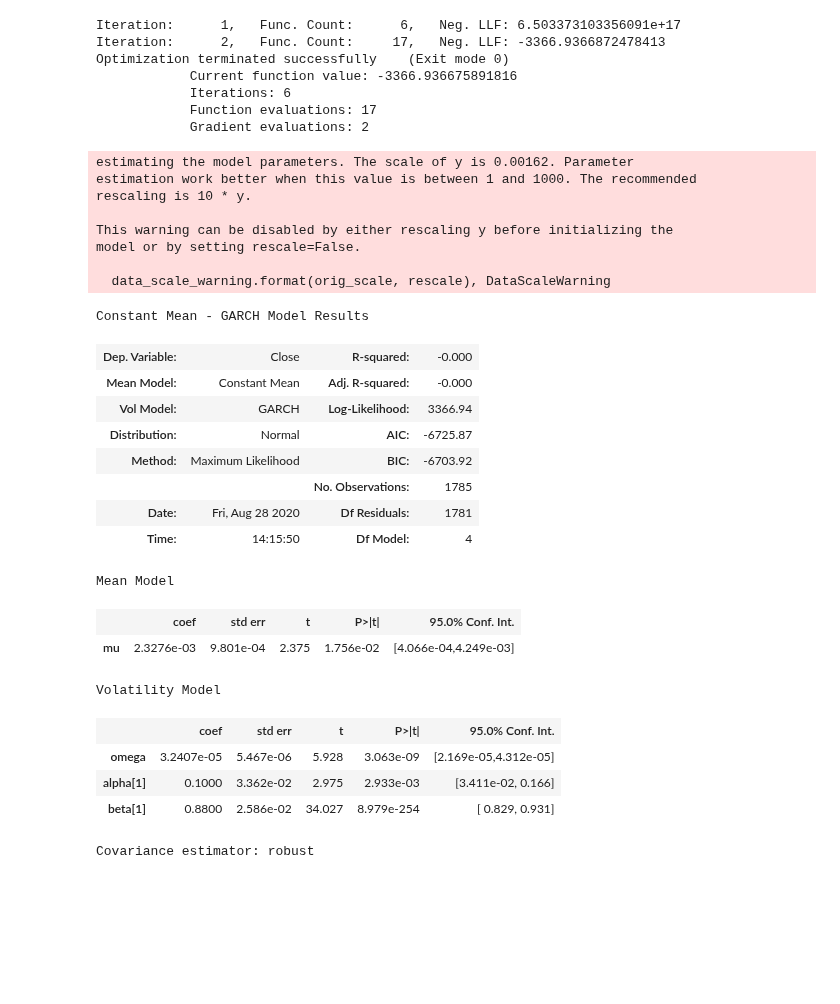
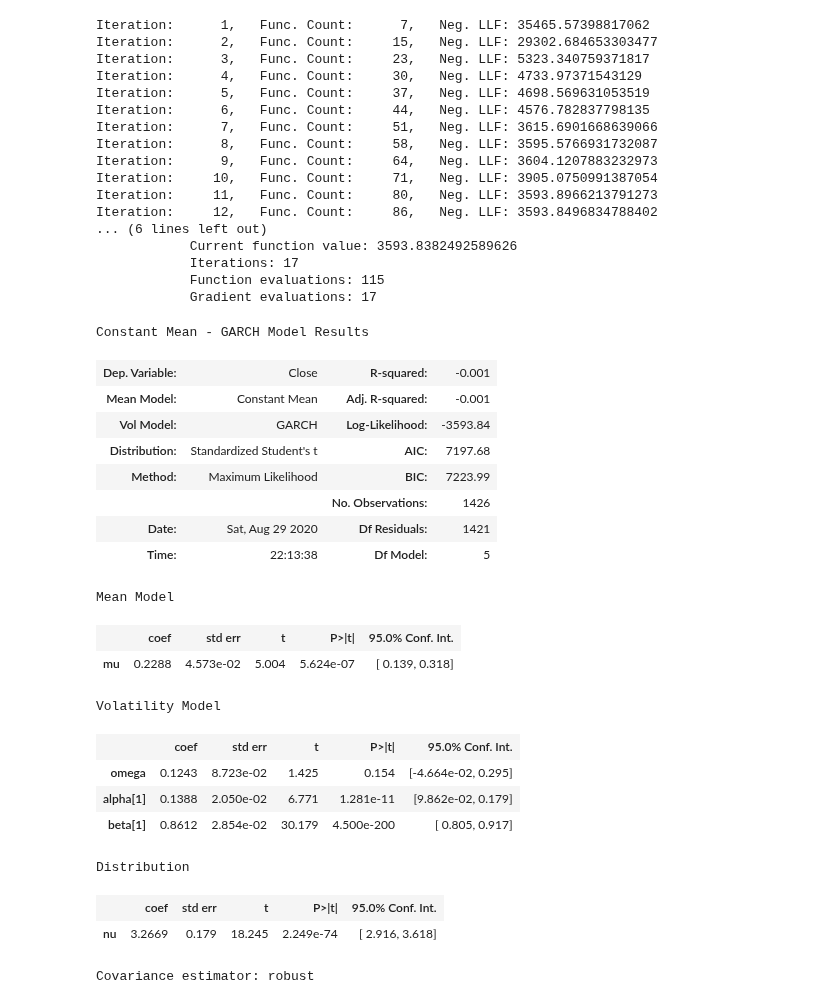
Before and after one commit to jochenmadler/BA_TimeSeriesAnalysis, a Jupyter notebook: M3.ipynb, the cells around one changed output. Drawn from its saved outputs; the diff is of its cells as text; code cells hidden in the pictures; blank space fills up the shorter version.

```diff
--- a/M3.ipynb
+++ b/M3.ipynb
@@ -41,0 +34,5 @@ plt.legend(loc='upper left')
+# %%
+# Teile btc in 80% Train und 20% Test
+train_size = int(len(btc) * 0.8)
+train, test = btc[:train_size], btc[train_size:]
+print('train:', len(train), '\ntest:', len(test), '\nSUM:', len(train) + len(test), '\nlen btc:', len(btc))
@@ -54,41 +81,46 @@ plot_pacf(btc_returns_squared, ax= axs[1][1], lags=20)
 # %%
-# fit ARCH model to the returns, which is scaled by 100
+# fit ARCH model to the returns
 from arch import arch_model
-model = arch_model(btc_returns)
-model_fitted = model.fit()
+model = arch_model(btc_returns, mean='constant', dist='t')
+model_fitted = model.fit(last_obs= train.index[-1])
 model_fitted.summary()
 # %% [output]
-Iteration:      1,   Func. Count:      6,   Neg. LLF: 6.503373103356091e+17
-Iteration:      2,   Func. Count:     17,   Neg. LLF: -3366.9366872478413
-Optimization terminated successfully    (Exit mode 0)
-            Current function value: -3366.936675891816
-            Iterations: 6
-            Function evaluations: 17
-            Gradient evaluations: 2
+Iteration:      1,   Func. Count:      7,   Neg. LLF: 35465.57398817062
+Iteration:      2,   Func. Count:     15,   Neg. LLF: 29302.684653303477
+Iteration:      3,   Func. Count:     23,   Neg. LLF: 5323.340759371817
+Iteration:      4,   Func. Count:     30,   Neg. LLF: 4733.97371543129
+Iteration:      5,   Func. Count:     37,   Neg. LLF: 4698.569631053519
+Iteration:      6,   Func. Count:     44,   Neg. LLF: 4576.782837798135
+Iteration:      7,   Func. Count:     51,   Neg. LLF: 3615.6901668639066
+Iteration:      8,   Func. Count:     58,   Neg. LLF: 3595.5766931732087
+Iteration:      9,   Func. Count:     64,   Neg. LLF: 3604.1207883232973
+Iteration:     10,   Func. Count:     71,   Neg. LLF: 3905.0750991387054
+Iteration:     11,   Func. Count:     80,   Neg. LLF: 3593.8966213791273
+Iteration:     12,   Func. Count:     86,   Neg. LLF: 3593.8496834788402
+... (6 lines left out)
+            Current function value: 3593.8382492589626
+            Iterations: 17
+            Function evaluations: 115
+            Gradient evaluations: 17
-estimating the model parameters. The scale of y is 0.00162. Parameter
-estimation work better when this value is between 1 and 1000. The recommended
-rescaling is 10 * y.
-
-This warning can be disabled by either rescaling y before initializing the
-model or by setting rescale=False.
-
-  data_scale_warning.format(orig_scale, rescale), DataScaleWarning
+Constant Mean - GARCH Model Results
+| Dep. Variable: | Close | R-squared: | -0.001 |
+| Mean Model: | Constant Mean | Adj. R-squared: | -0.001 |
+| Vol Model: | GARCH | Log-Likelihood: | -3593.84 |
+| Distribution: | Standardized Student's t | AIC: | 7197.68 |
+| Method: | Maximum Likelihood | BIC: | 7223.99 |
+|  |  | No. Observations: | 1426 |
+| Date: | Sat, Aug 29 2020 | Df Residuals: | 1421 |
+| Time: | 22:13:38 | Df Model: | 5 |
-Constant Mean - GARCH Model Results
+Mean Model
-| Dep. Variable: | Close | R-squared: | -0.000 |
-| Mean Model: | Constant Mean | Adj. R-squared: | -0.000 |
-| Vol Model: | GARCH | Log-Likelihood: | 3366.94 |
-| Distribution: | Normal | AIC: | -6725.87 |
-| Method: | Maximum Likelihood | BIC: | -6703.92 |
-|  |  | No. Observations: | 1785 |
-| Date: | Fri, Aug 28 2020 | Df Residuals: | 1781 |
-| Time: | 14:15:50 | Df Model: | 4 |
+|  | coef | std err | t | P>|t| | 95.0% Conf. Int. |
+| mu | 0.2288 | 4.573e-02 | 5.004 | 5.624e-07 | [ 0.139, 0.318] |
-Mean Model
+Volatility Model
-|  | coef | std err | t | P>|t| | 95.0% Conf. Int. |
-| mu | 2.3276e-03 | 9.801e-04 | 2.375 | 1.756e-02 | [4.066e-04,4.249e-03] |
+|  | coef | std err | t | P>|t| | 95.0% Conf. Int. |
+| omega | 0.1243 | 8.723e-02 | 1.425 | 0.154 | [-4.664e-02, 0.295] |
+| alpha[1] | 0.1388 | 2.050e-02 | 6.771 | 1.281e-11 | [9.862e-02, 0.179] |
+| beta[1] | 0.8612 | 2.854e-02 | 30.179 | 4.500e-200 | [ 0.805, 0.917] |
-Volatility Model
+Distribution
-|  | coef | std err | t | P>|t| | 95.0% Conf. Int. |
-| omega | 3.2407e-05 | 5.467e-06 | 5.928 | 3.063e-09 | [2.169e-05,4.312e-05] |
-| alpha[1] | 0.1000 | 3.362e-02 | 2.975 | 2.933e-03 | [3.411e-02, 0.166] |
-| beta[1] | 0.8800 | 2.586e-02 | 34.027 | 8.979e-254 | [ 0.829, 0.931] |
+|  | coef | std err | t | P>|t| | 95.0% Conf. Int. |
+| nu | 3.2669 | 0.179 | 18.245 | 2.249e-74 | [ 2.916, 3.618] |
 Covariance estimator: robust
 # %%
```
Also changed, not shown: parts of 11 cells of this notebook, 1 other file.
